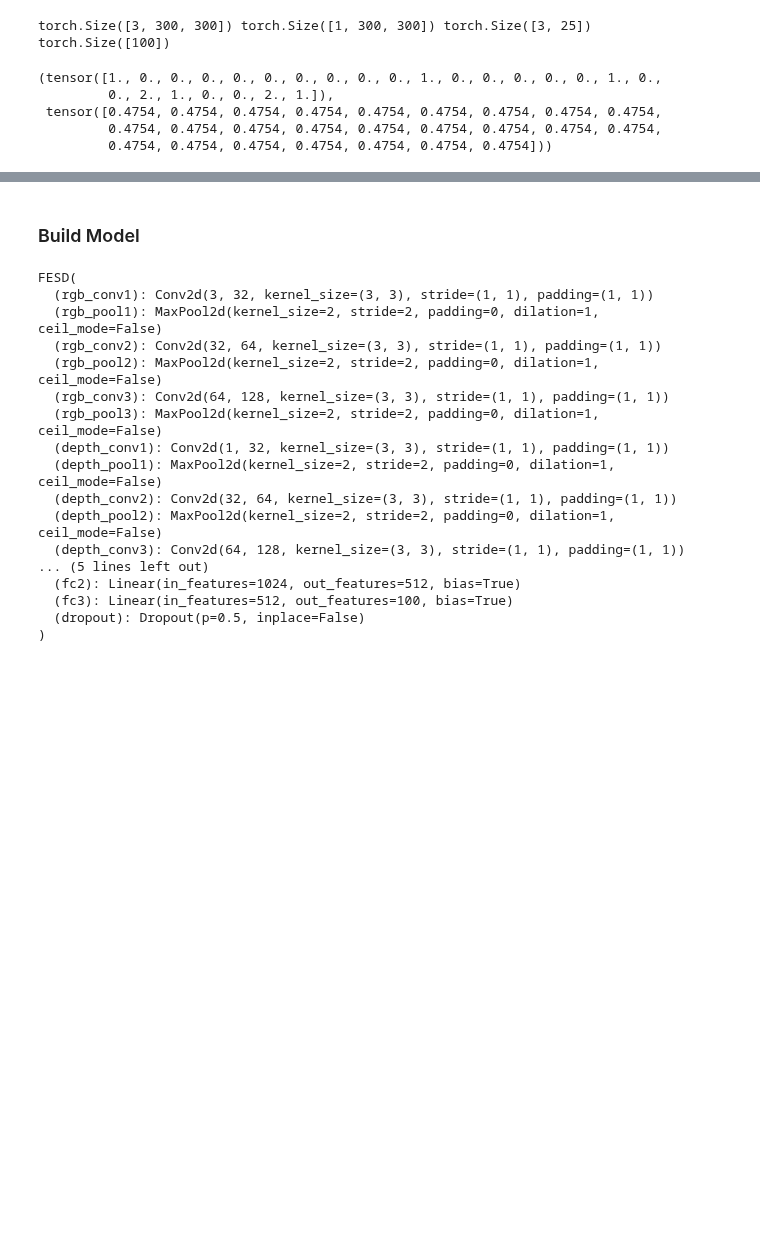
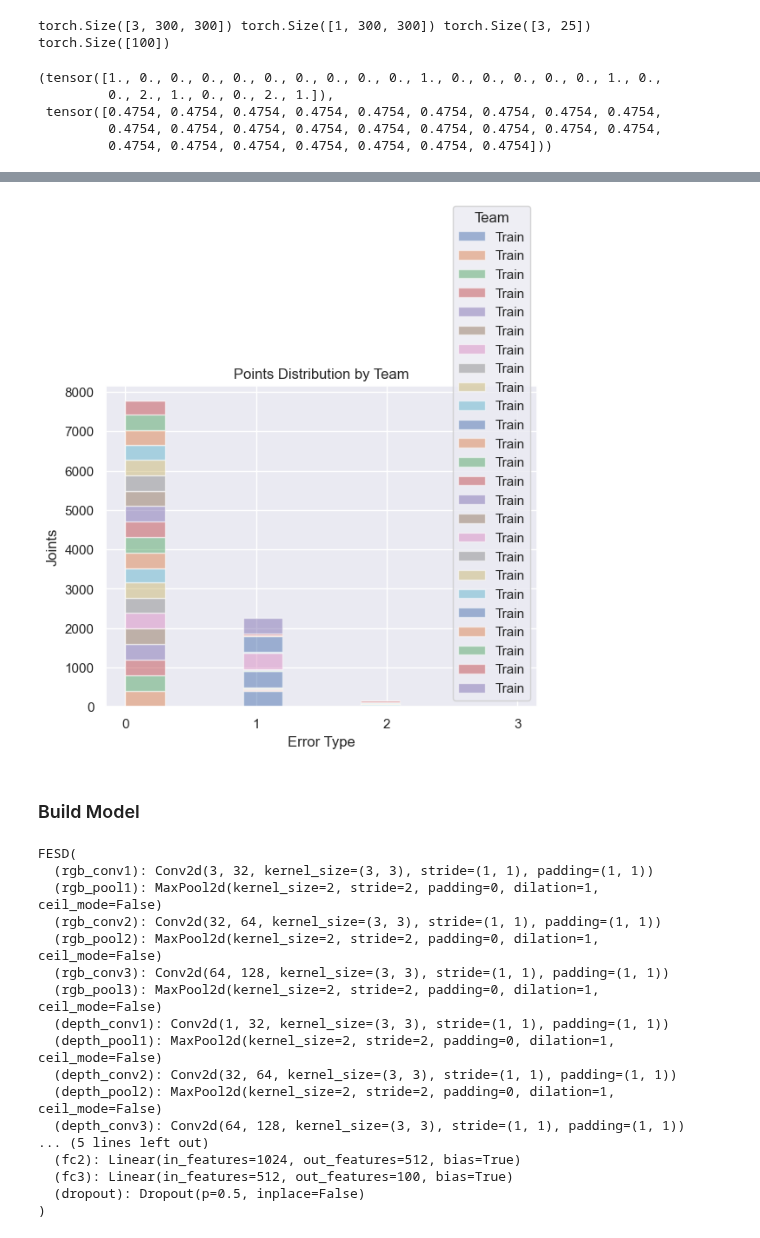
Before and after one commit to LeonardoPohl/FESD, a Jupyter notebook: FESDModel/FESDModel.ipynb, the cells around one changed output, grey strips where cells are left out. Drawn from its saved outputs; the diff is of its cells as text; code cells hidden in the pictures; blank space fills up the shorter version.

```diff
--- a/FESDModel/FESDModel.ipynb
+++ b/FESDModel/FESDModel.ipynb
@@ -116,0 +166,9 @@ torch.Size([3, 300, 300]) torch.Size([1, 300, 300]) torch.Size([3, 25]) torch.Si
+# %%
+for i in range(len(dataset_train), len(dataset_eval)):
+  _, _, _, gt = dataset_eval[i]
+  frame = dataset_eval.frame
+
+  row = [frame.session['Session Parameters']['Exercise'], "Eval"]
+  row += list(map(int, gt2err(gt)[0].tolist()))
+
+  df.loc[i] = row
@@ -117,3 +264,22 @@ torch.Size([3, 300, 300]) torch.Size([1, 300, 300]) torch.Size([3, 25]) torch.Si
+# %%
+df_type = df[["Type"] + [f'{x}' for x in range(len(gt2err(gt)[0]))]]
+
+#add three histograms to one plot
+plt.hist(df[[f'{x}' for x in range(len(gt2err(gt)[0]))]], label=df["Type"], alpha=0.5, histtype='barstacked')
+
+#add plot title and axis labels
+plt.title('Points Distribution by Team')
+plt.xlabel('Error Type')
+plt.ylabel('Joints')
+plt.xticks([0,1,2,3])
+
+#add legend
+plt.legend(title='Team')
+
+#display plot
+plt.show()
+# %% [output]
+[figure, added]
 # %% [markdown]
 ### Build Model
 # %%
```
Also changed, not shown: parts of 15 cells of this notebook, 11 other files.
